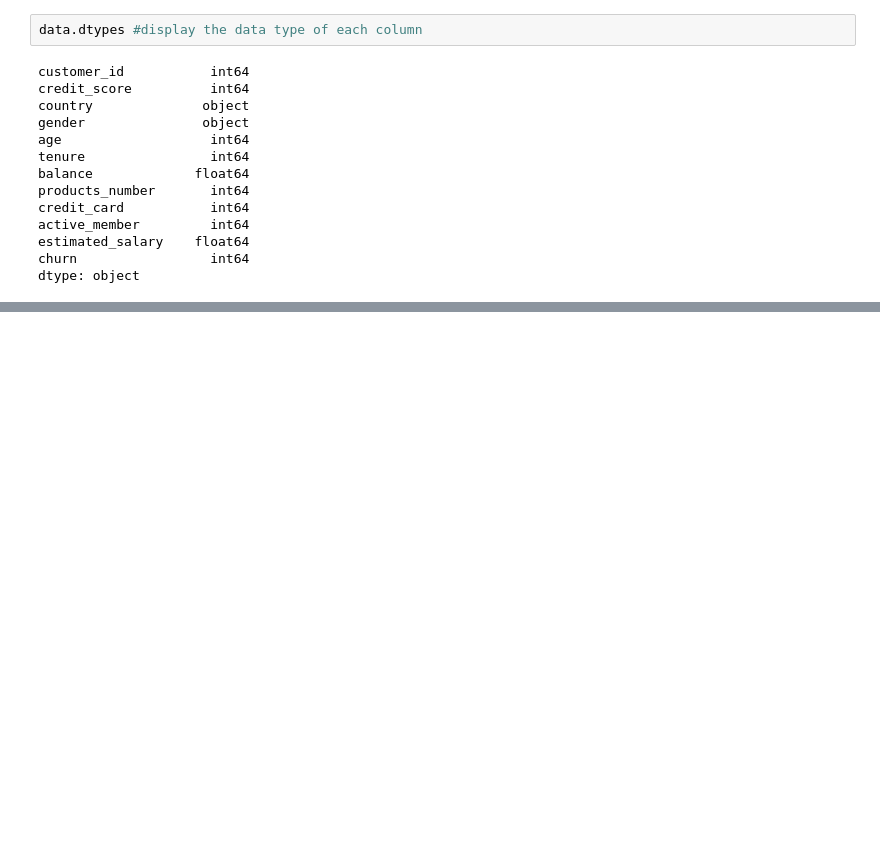
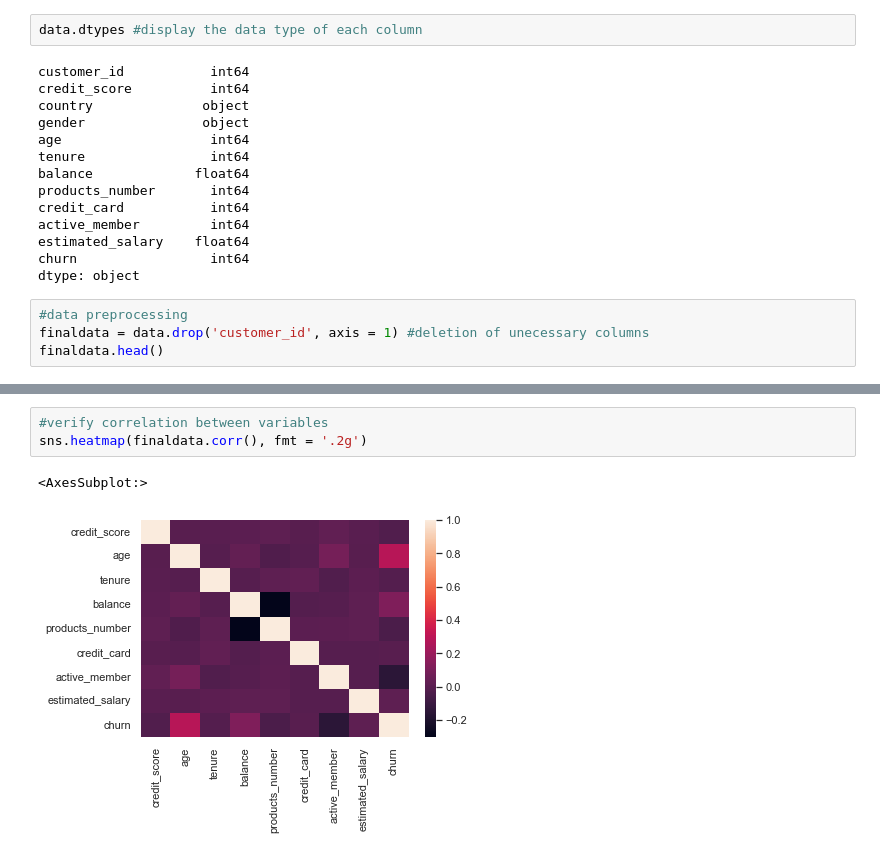
Before and after one commit to smutneja1/ai_capstone_seerat, a Jupyter notebook: index.ipynb, the cells around one changed output, grey strips where cells are left out. Saved outputs shown, nothing was run; the diff lists cells and outputs as text; blank space fills up the shorter version.

Commit message:
added data preprocessing

```diff
--- a/index.ipynb
+++ b/index.ipynb
@@ -77,3 +81,7 @@ active_member         int64
 estimated_salary    float64
 churn                 int64
 dtype: object
+# %%
+#data preprocessing
+finaldata = data.drop('customer_id', axis = 1) #deletion of unecessary columns
+finaldata.head()
@@ -79,0 +119,6 @@ dtype: object
+# %%
+#verify correlation between variables
+sns.heatmap(finaldata.corr(), fmt = '.2g')
+# %% [output]
+<AxesSubplot:>
+[figure, added]
```
Also changed, not shown: parts of 4 cells of this notebook.
